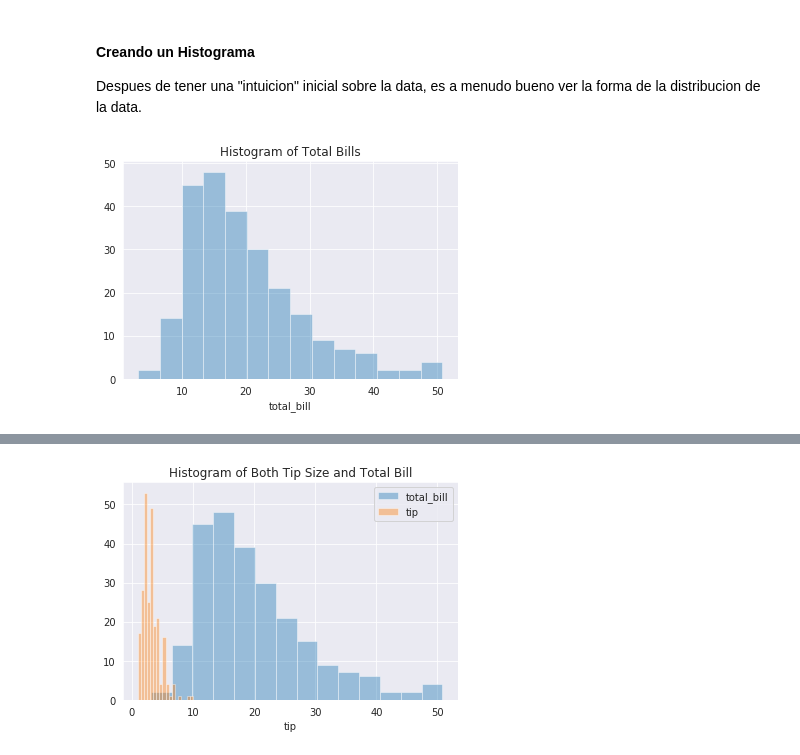
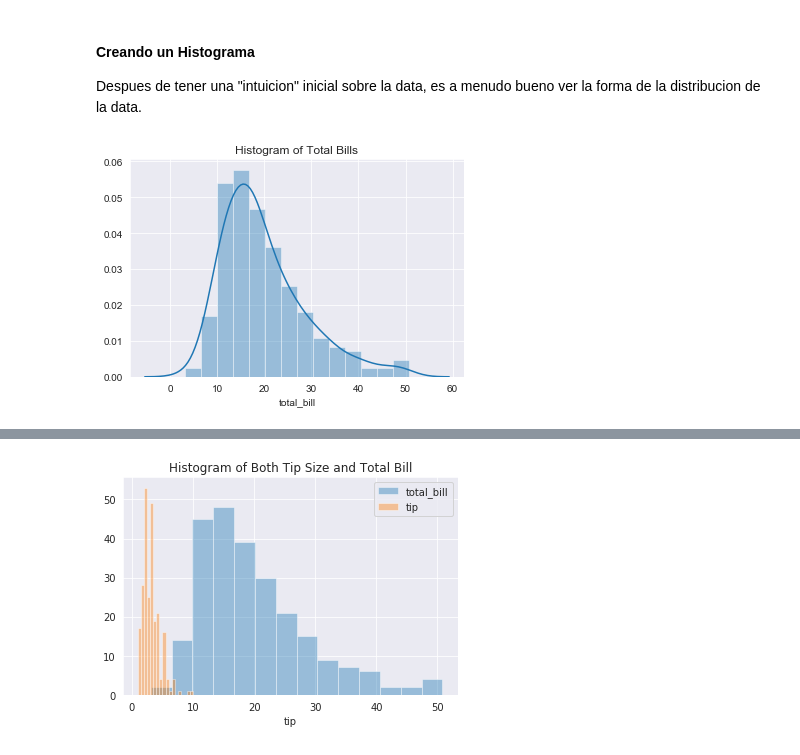
Before and after one commit to 0xpantera/uvg-masters-statistics, a Jupyter notebook: practice/tablas_histogramas_boxplots.ipynb, the cells around one changed output, grey strips where cells are left out. Saved outputs shown, nothing was run; the diff lists cells and outputs as text; code cells hidden in the pictures.

```diff
--- a/practice/tablas_histogramas_boxplots.ipynb
+++ b/practice/tablas_histogramas_boxplots.ipynb
@@ -51,8 +57,8 @@ Despues de tener una "intuicion" inicial sobre la data, es a menudo bueno ver la
 sns.set_style("darkgrid")
 # %%
 # Plot a histogram of the total bill
-(sns.distplot(tips_data["total_bill"], kde=False)
+(sns.distplot(tips_data["total_bill"], kde=True)
  .set_title("Histogram of Total Bills"))
 plt.show()
 # %% [output]
-[figure, old version]
+[figure, new version]
```
Also changed, not shown: parts of 7 cells of this notebook, 1 other file.
